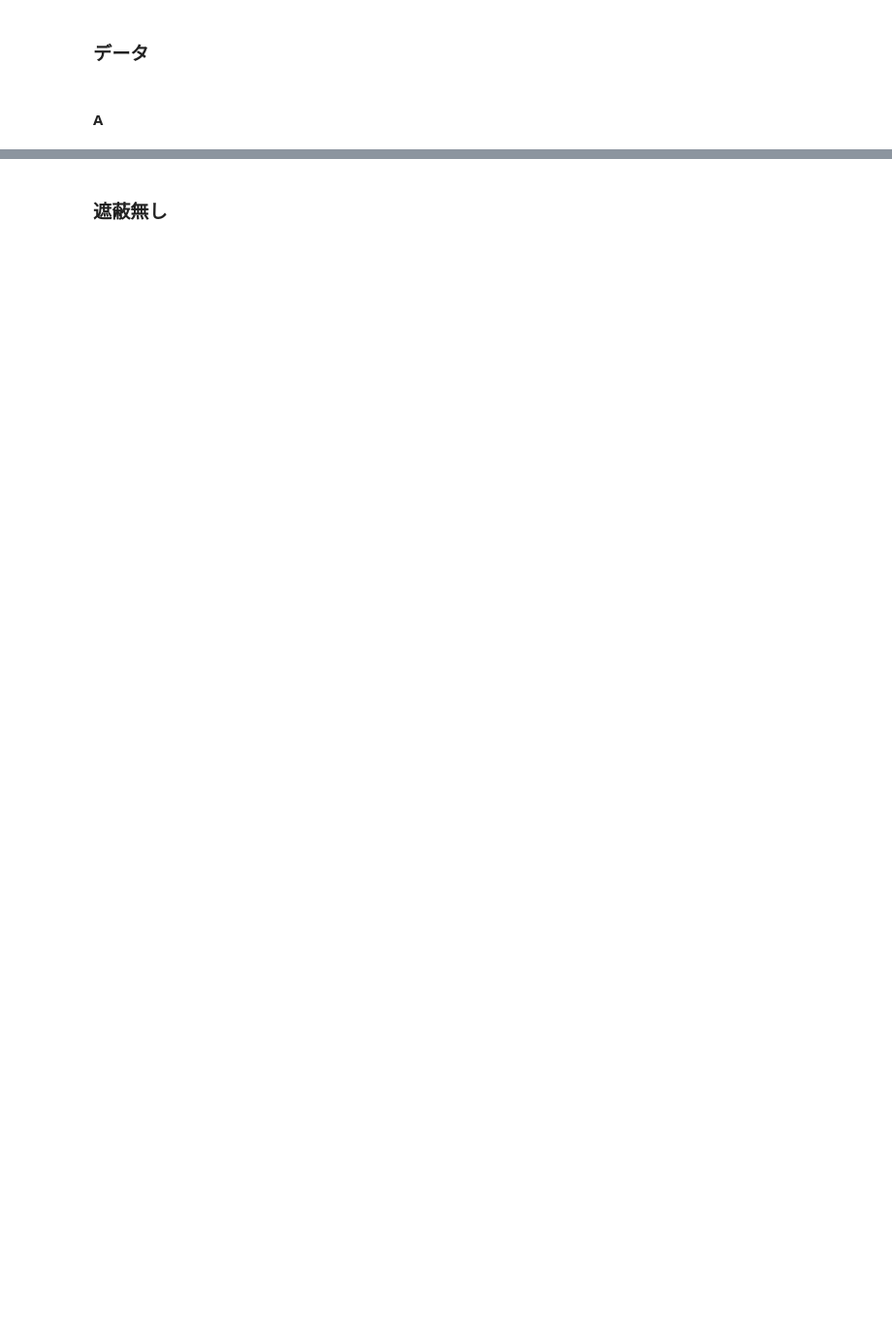
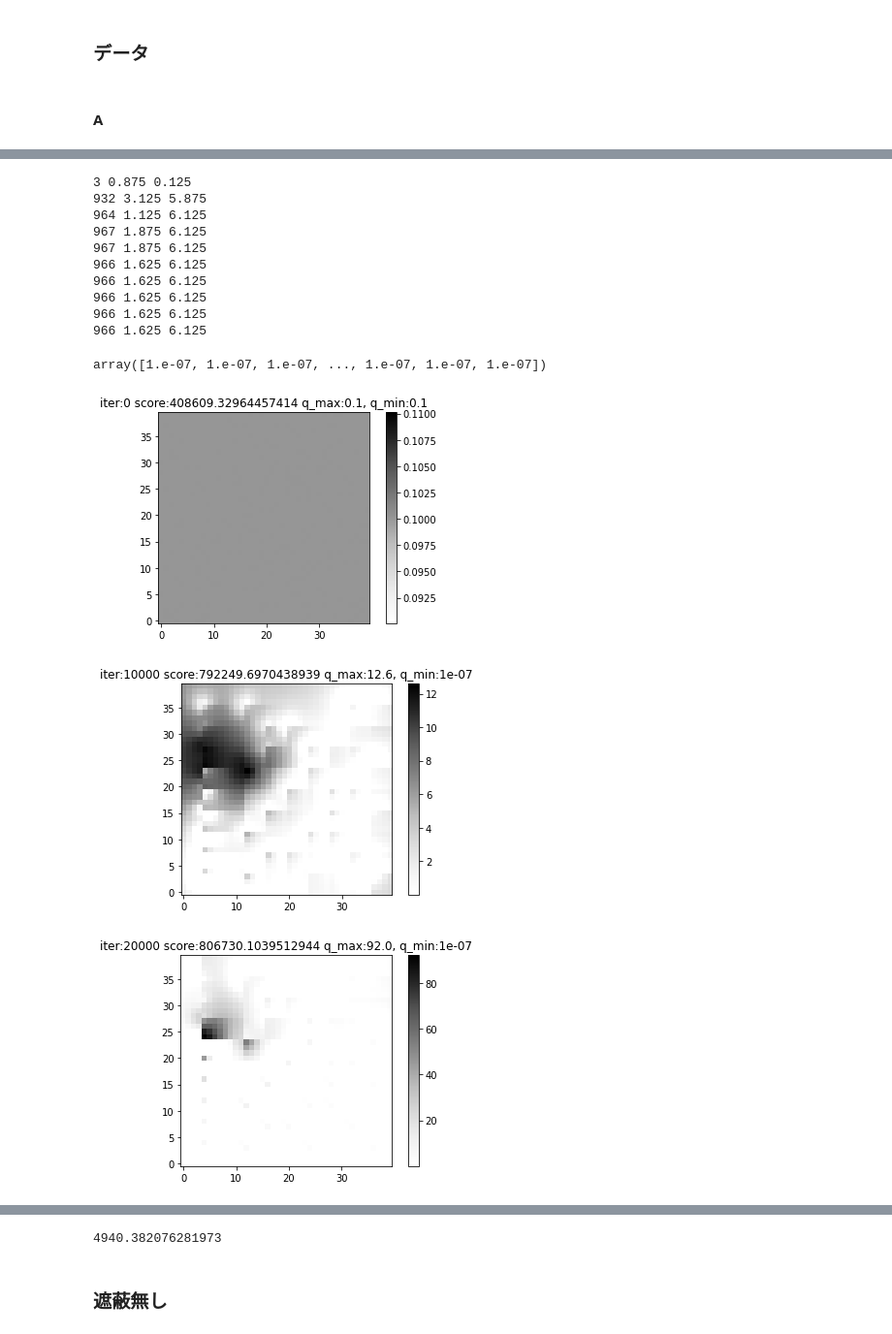
Before and after one commit to moeuu/Radiation_distribution_machine_learning, a Jupyter notebook: notebook/estimation.ipynb, the cells around one changed output, grey strips where cells are left out. Shown at 97% size. Cells and saved outputs as stored; diff of their text form; code cells hidden in the pictures; blank space fills up the shorter version.

```diff
--- a/notebook/estimation.ipynb
+++ b/notebook/estimation.ipynb
@@ -315,0 +284,48 @@ for i in range(1, 10000):
+# %%
+def Adam(A, b, q, learning_rate=0.1, beta1=0.9, beta2=0.999, epsilon=1e-8, max_iter=1000):
+    m = np.zeros_like(q)
+    v = np.zeros_like(q)
+
+    for i in range(max_iter):
+        t = i + 1
+        gradient = grad_func(A, b, q)
+        m = beta1 * m + (1 - beta1) * gradient
+        v = beta2 * v + (1 - beta2) * (gradient**2)
+        m_hat = m / (1 - beta1**t)
+        v_hat = v / (1 - beta2**t)
+
+        q += learning_rate * m_hat / (np.sqrt(v_hat + epsilon))
+
+        # bound > 0
+        q[q<0]=0.0000001
+        score = score_func(A,b,q)
+
+        if i%10000==0:
+            plt.figure()
+            plt.title(f'iter:{i} score:{score} q_max:{q.max():.3}, q_min:{q.min():.3}')
+            plt.imshow(q.reshape(g,g),origin='lower',cmap='Greys')
+            plt.colorbar()
+            d = 10 / g
+            max_q_i = np.argmax(q)
+            max_x = (max_q_i % g)*d + d/2
+            max_y = (max_q_i//g)*d + d/2
+            print(max_q_i,max_x, max_y)
+
+    return q
+# %%
+Adam(A, b, q, learning_rate=0.1, beta1=0.9, beta2=0.999, epsilon=1e-8, max_iter=100000)
+# %% [output]
+3 0.875 0.125
+932 3.125 5.875
+964 1.125 6.125
+967 1.875 6.125
+967 1.875 6.125
+966 1.625 6.125
+966 1.625 6.125
+966 1.625 6.125
+966 1.625 6.125
+966 1.625 6.125
+array([1.e-07, 1.e-07, 1.e-07, ..., 1.e-07, 1.e-07, 1.e-07])
+[figure, added]
+[figure, added]
+[figure, added]
@@ -316,3 +339,7 @@ for i in range(1, 10000):
+# %%
+sum(q)
+# %% [output]
+4940.382076281973
 # %% [markdown]
 ### 遮蔽無し
 # %%
```
Also changed, not shown: parts of 20 cells of this notebook, 6 other files.
